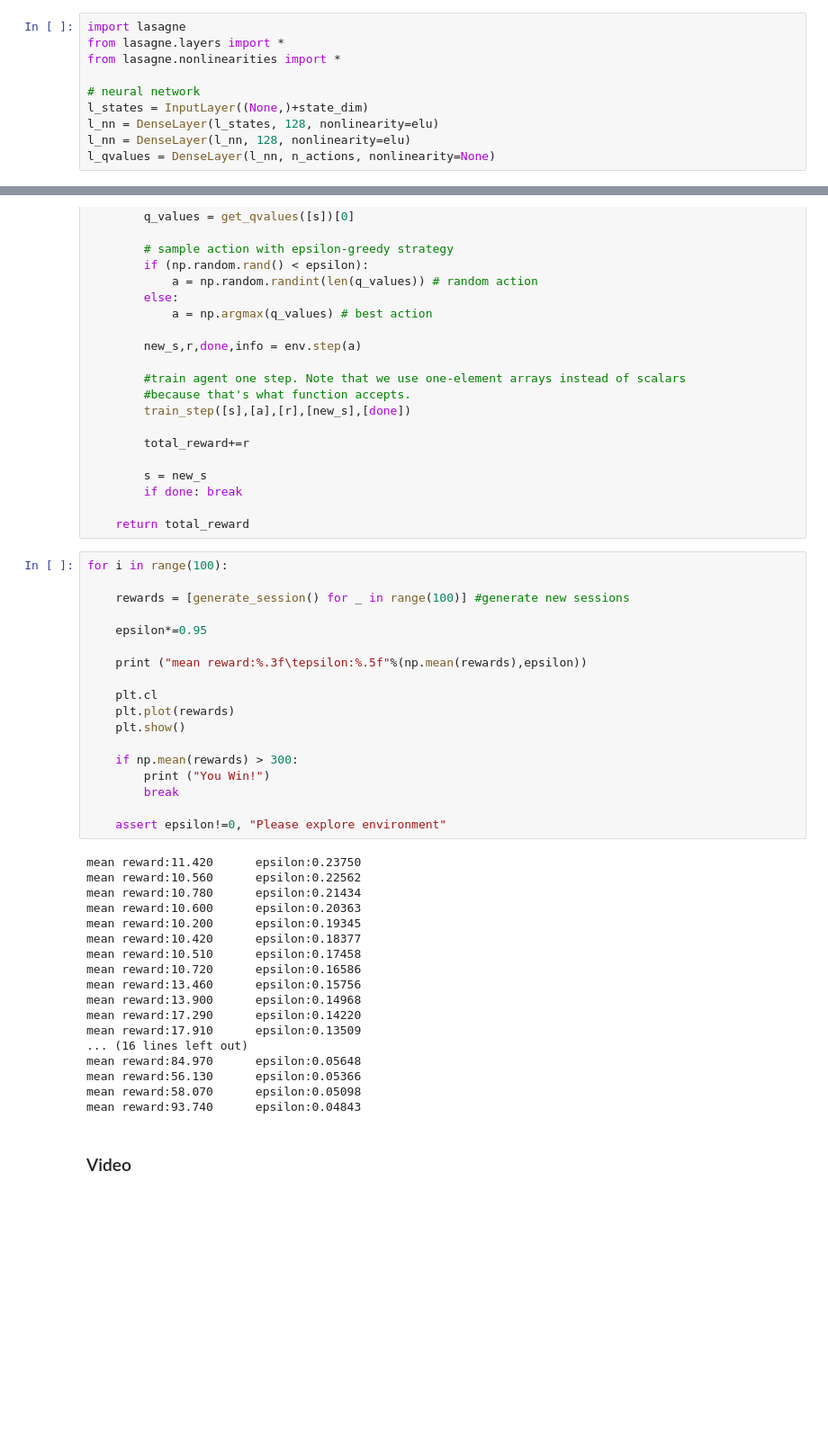
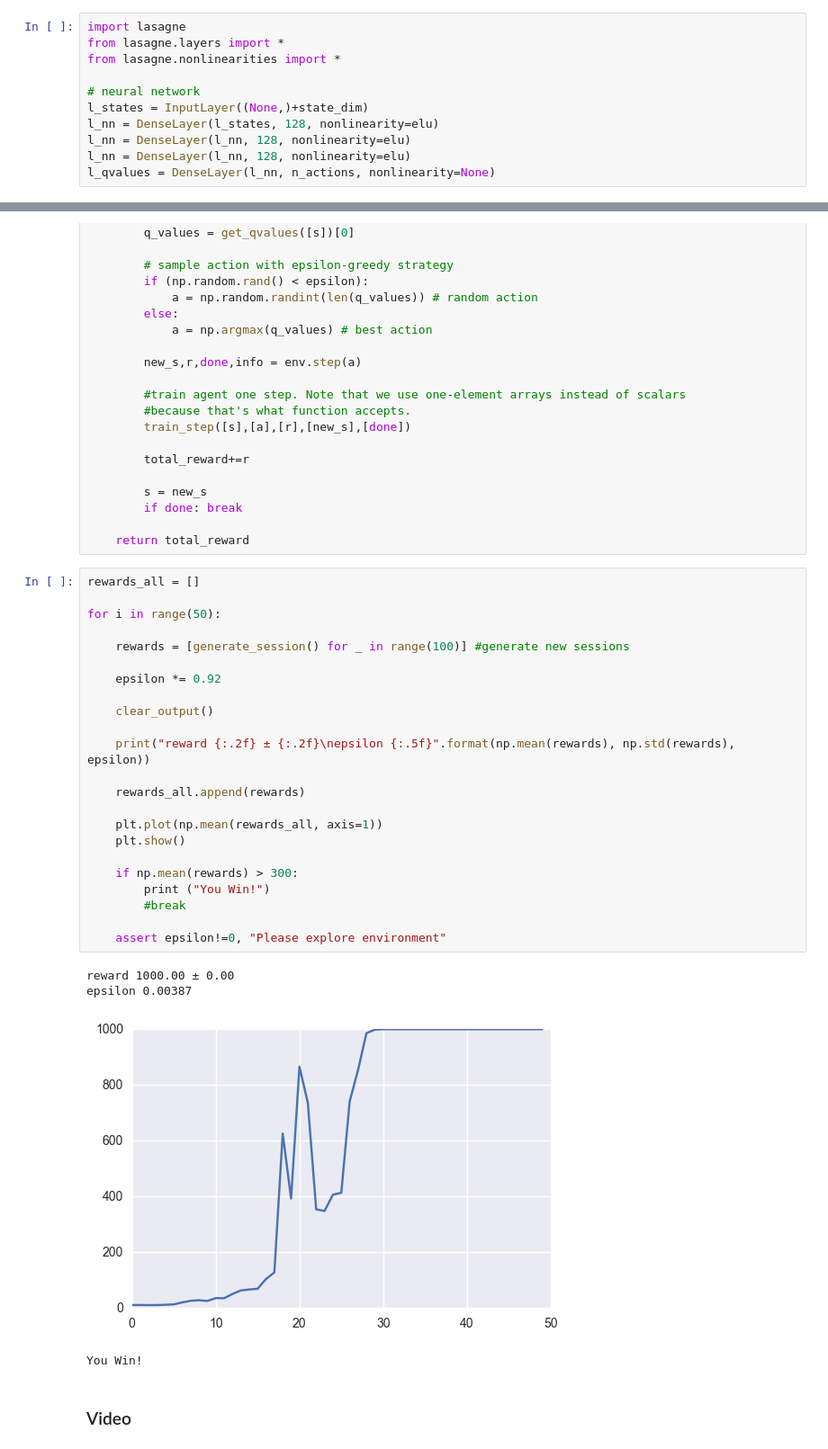
Before and after one commit to oleg-kachan/Practical_RL, a Jupyter notebook: week4/hw_Seminar4.0_recap_approx_qlearning.ipynb, the cells around one changed output, grey strips where cells are left out. Shown: that part at 90% size. Saved outputs shown, nothing was run; the diff lists cells and outputs as text; blank space fills up the shorter version.

```diff
--- a/week4/hw_Seminar4.0_recap_approx_qlearning.ipynb
+++ b/week4/hw_Seminar4.0_recap_approx_qlearning.ipynb
@@ -55,6 +53,7 @@ from lasagne.nonlinearities import *
 l_states = InputLayer((None,)+state_dim)
 l_nn = DenseLayer(l_states, 128, nonlinearity=elu)
 l_nn = DenseLayer(l_nn, 128, nonlinearity=elu)
+l_nn = DenseLayer(l_nn, 128, nonlinearity=elu)
 l_qvalues = DenseLayer(l_nn, n_actions, nonlinearity=None)
 # %% [markdown]
 #### Predicting Q-values for `current_states`
@@ -135,41 +134,33 @@ def generate_session(t_max=1000):
 
     return total_reward
 # %%
-for i in range(100):
+rewards_all = []
+
+for i in range(50):
 
     rewards = [generate_session() for _ in range(100)] #generate new sessions
 
-    epsilon*=0.95
+    epsilon *= 0.92
 
-    print ("mean reward:%.3f\tepsilon:%.5f"%(np.mean(rewards),epsilon))
+    clear_output()
 
-    plt.cl
-    plt.plot(rewards)
+    print("reward {:.2f} ± {:.2f}\nepsilon {:.5f}".format(np.mean(rewards), np.std(rewards), epsilon))
+
+    rewards_all.append(rewards)
+
+    plt.plot(np.mean(rewards_all, axis=1))
     plt.show()
 
     if np.mean(rewards) > 300:
         print ("You Win!")
-        break
+        #break
 
     assert epsilon!=0, "Please explore environment"
 # %% [output]
-mean reward:11.420      epsilon:0.23750
-mean reward:10.560      epsilon:0.22562
-mean reward:10.780      epsilon:0.21434
-mean reward:10.600      epsilon:0.20363
-mean reward:10.200      epsilon:0.19345
-mean reward:10.420      epsilon:0.18377
-mean reward:10.510      epsilon:0.17458
-mean reward:10.720      epsilon:0.16586
-mean reward:13.460      epsilon:0.15756
-mean reward:13.900      epsilon:0.14968
-mean reward:17.290      epsilon:0.14220
-mean reward:17.910      epsilon:0.13509
-... (16 lines left out)
-mean reward:84.970      epsilon:0.05648
-mean reward:56.130      epsilon:0.05366
-mean reward:58.070      epsilon:0.05098
-mean reward:93.740      epsilon:0.04843
+reward 1000.00 ± 0.00
+epsilon 0.00387
+[figure, added]
+You Win!
 # %% [markdown]
 ### Video
 # %%
```
Also changed, not shown: parts of 7 cells of this notebook.
